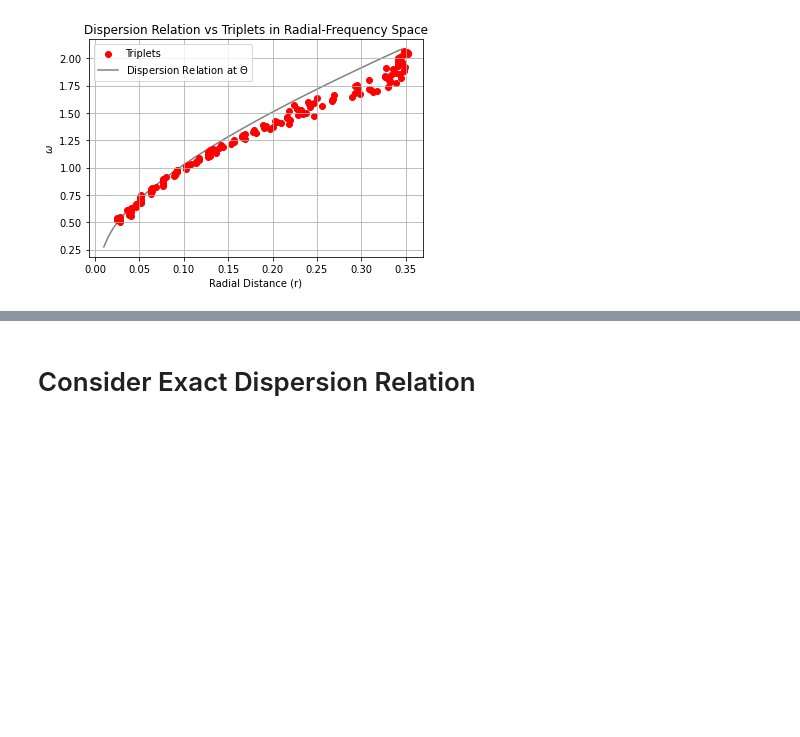
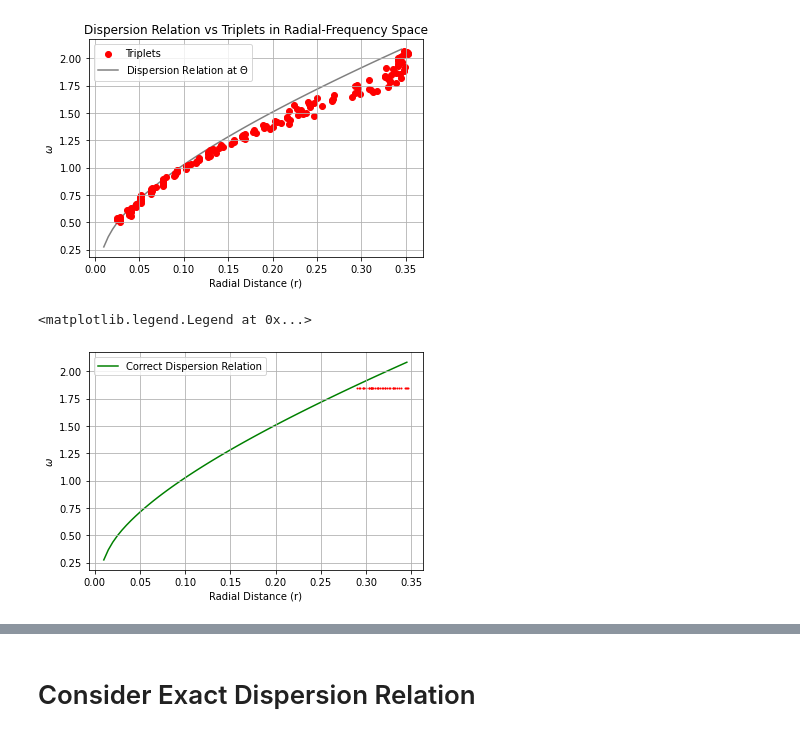
Before and after one commit to joeyanderson1/4th-Year-Thesis, a Jupyter notebook: New PCS Method.ipynb, the cells around one changed output, grey strips where cells are left out. Cells and saved outputs as stored; diff of their text form; code cells hidden in the pictures; blank space fills up the shorter version.

Commit message:
distribution triplets added

```diff
--- a/New PCS Method.ipynb
+++ b/New PCS Method.ipynb
@@ -146,3 +146,45 @@ r, theta, freqs, kx, ky, disp_r,disp_ww_for_theta = plot_disp_relation_and_point
                                                   z = z, U=U, psi = 0)
 # %% [output]
 [figure]
+# %%
+FFT_spec = spec3d.spectrum()
+# %%
+def find_indices_thresh(array, threshold):
+    indices = []
+    for i in range(len(array)):
+        for j in range(len(array[i])):
+            if array[i][j] > threshold:
+                indices.append((i, j))
+    return indices
+# %%
+def use_triplet_disrtibution(threshold):
+    at_w = np.array([1.85])
+
+    for w in at_w:
+        i = np.argmin(np.abs(spec3d.w[len(t)//2:] - w))
+        # nearest frequency to at_w
+
+        energies = FFT_spec[len(t)//2+i,:,:]
+        # energies corresponding to kx,ky at frequecny at_W
+
+        indices = find_indices_thresh(energies, threshold)
+        # threshold energy value
+
+        kx_s = [index[0] for index in indices]
+        ky_s = [index[1] for index in indices]
+
+        k_above_energy = np.sqrt( spec3d.kx[kx_s]**2 + spec3d.ky[ky_s]**2 )
+
+        plt.scatter(k_above_energy, np.full_like(k_above_energy, at_w), color = 'red', s = 1)
+# %%
+use_triplet_disrtibution(0.1)
+
+plt.plot(disp_r,disp_ww_for_theta, color='green',zorder=0, label = 'Correct Dispersion Relation')
+
+plt.grid(True)
+plt.xlabel('Radial Distance (r)')
+plt.ylabel('$\omega$')
+plt.legend()
+# %% [output]
+<matplotlib.legend.Legend at 0x...>
+[figure, added]
```
Also changed, not shown: parts of 26 cells of this notebook.
